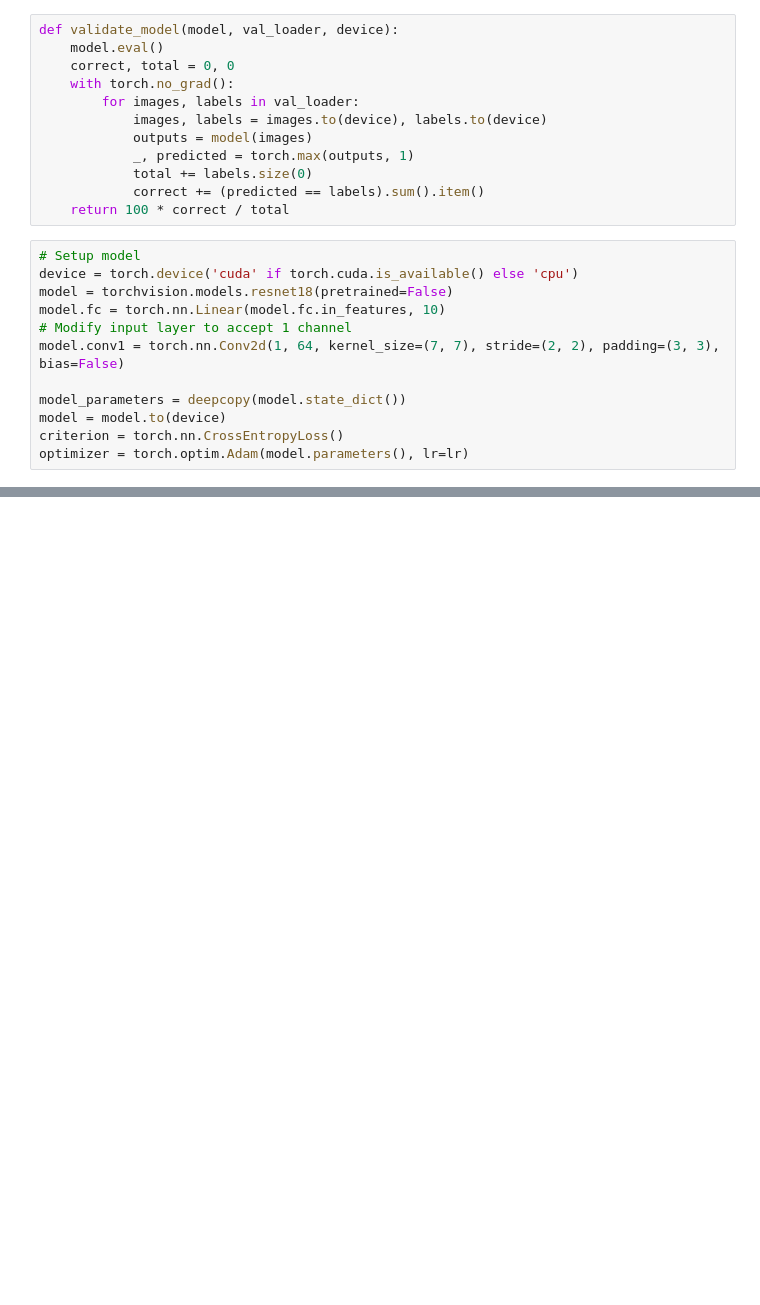
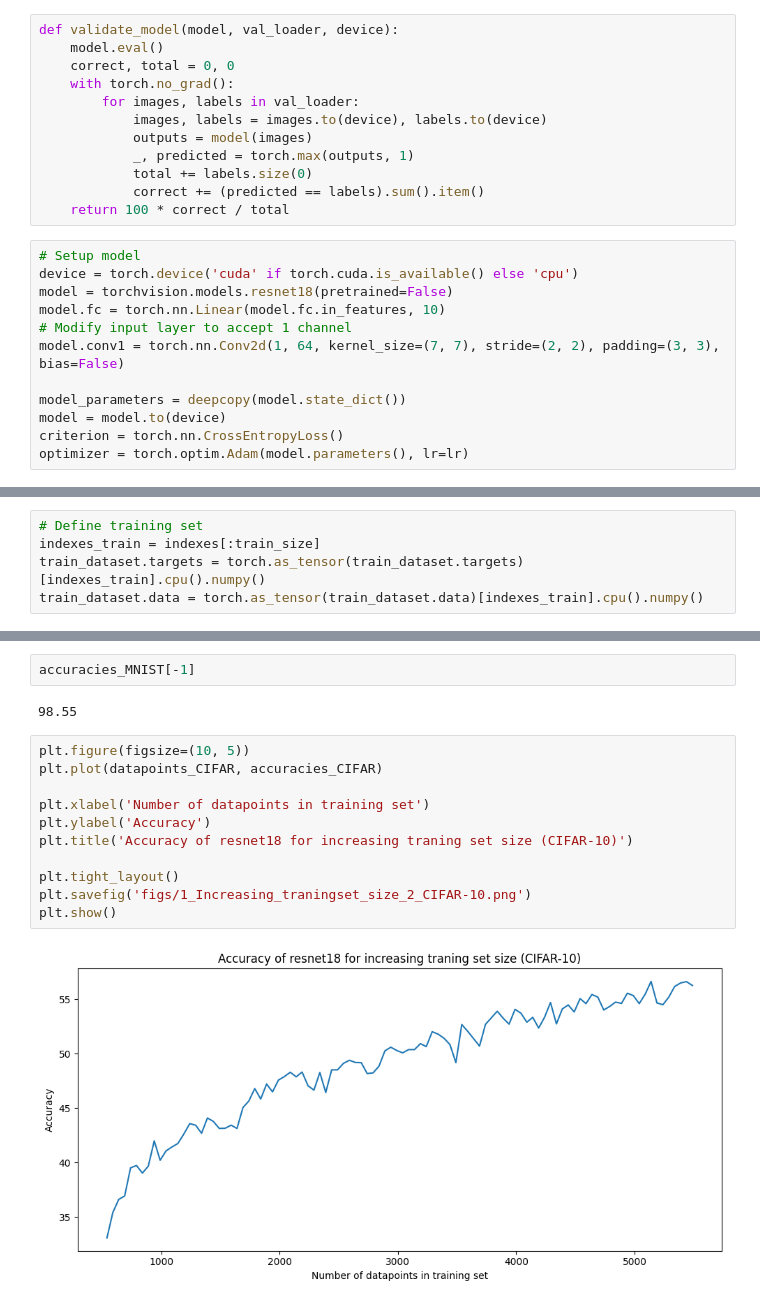
Before and after one commit to Fuglede30/deep_learning_project, a Jupyter notebook: bin_1_increased_training_data.ipynb, the cells around one changed output, grey strips where cells are left out. Saved outputs shown, nothing was run; the diff lists cells and outputs as text; blank space fills up the shorter version.

```diff
--- a/bin_1_increased_training_data.ipynb
+++ b/bin_1_increased_training_data.ipynb
@@ -140,0 +201,5 @@ for i in range(data_iterations):
+# %%
+# Define training set
+indexes_train = indexes[:train_size]
+train_dataset.targets = torch.as_tensor(train_dataset.targets)[indexes_train].cpu().numpy()
+train_dataset.data = torch.as_tensor(train_dataset.data)[indexes_train].cpu().numpy()
@@ -155,0 +284,17 @@ plt.show()
+# %%
+accuracies_MNIST[-1]
+# %% [output]
+98.55
+# %%
+plt.figure(figsize=(10, 5))
+plt.plot(datapoints_CIFAR, accuracies_CIFAR)
+
+plt.xlabel('Number of datapoints in training set')
+plt.ylabel('Accuracy')
+plt.title('Accuracy of resnet18 for increasing traning set size (CIFAR-10)')
+
+plt.tight_layout()
+plt.savefig('figs/1_Increasing_traningset_size_2_CIFAR-10.png')
+plt.show()
+# %% [output]
+[figure, added]
```
Also changed, not shown: parts of 14 cells of this notebook, 17 other files.
